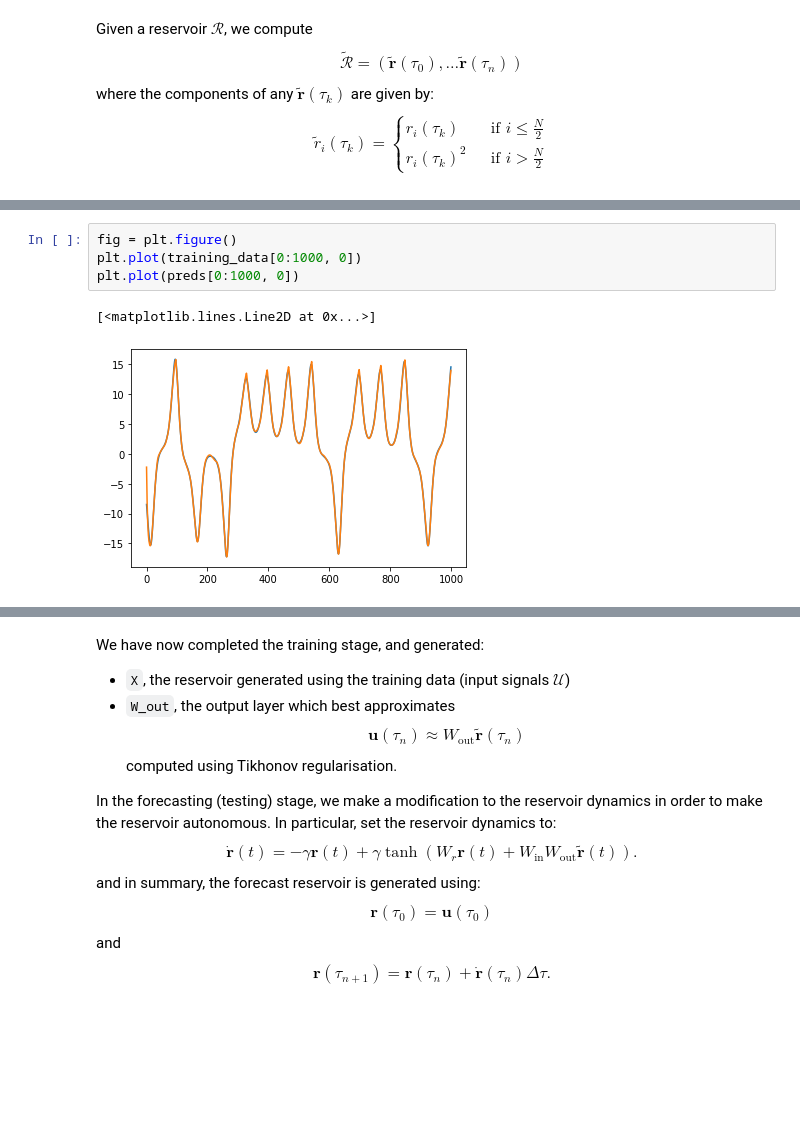
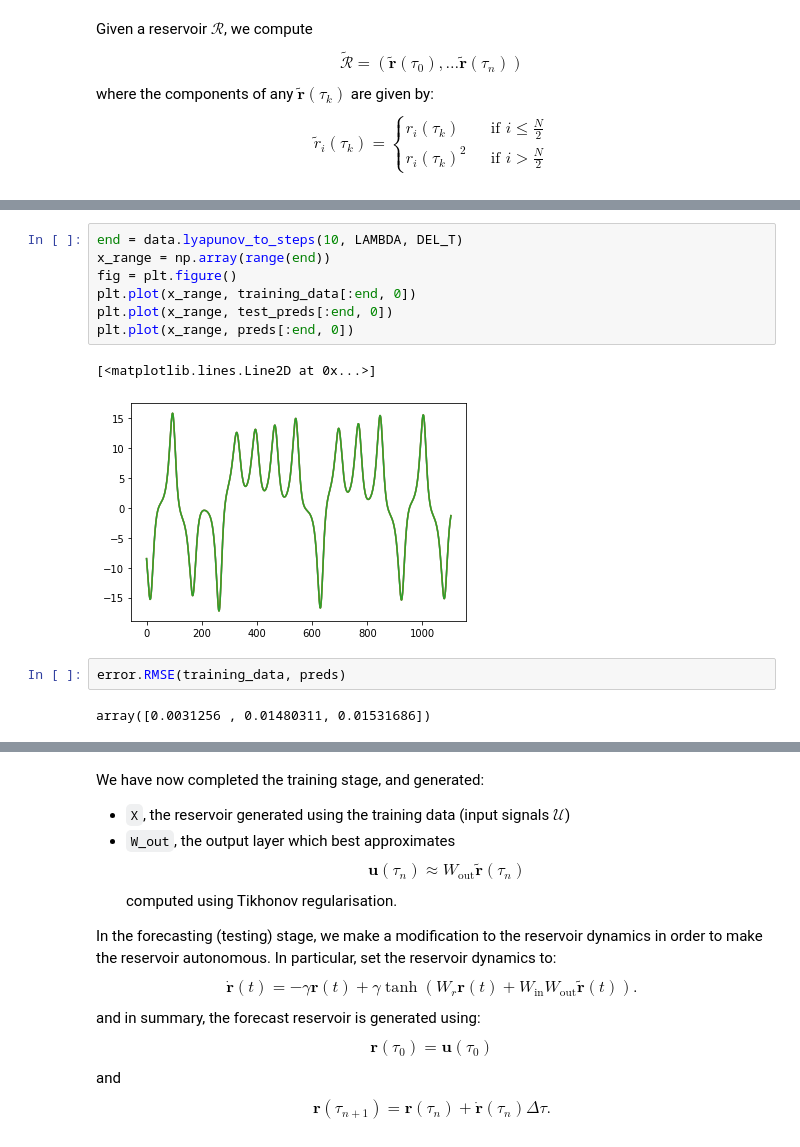
Before and after one commit to vibrantlychee/thesis-code, a Jupyter notebook: test_refactor_res.ipynb, the cells around one changed output, grey strips where cells are left out. Saved outputs shown, nothing was run; the diff lists cells and outputs as text; blank space fills up the shorter version.

```diff
--- a/test_refactor_res.ipynb
+++ b/test_refactor_res.ipynb
@@ -203,7 +208,14 @@ plt.plot(
-# %%
-fig = plt.figure()
-plt.plot(training_data[0:1000, 0])
-plt.plot(preds[0:1000, 0])
-# %% [output]
-[<matplotlib.lines.Line2D at 0x...>]
-[figure, removed]
+# %%
+end = data.lyapunov_to_steps(10, LAMBDA, DEL_T)
+x_range = np.array(range(end))
+fig = plt.figure()
+plt.plot(x_range, training_data[:end, 0])
+plt.plot(x_range, test_preds[:end, 0])
+plt.plot(x_range, preds[:end, 0])
+# %% [output]
+[<matplotlib.lines.Line2D at 0x...>]
+[figure, added]
+# %%
+error.RMSE(training_data, preds)
+# %% [output]
+array([0.0031256 , 0.01480311, 0.01531686])
```
Also changed, not shown: parts of 32 cells of this notebook, 5 other files.
